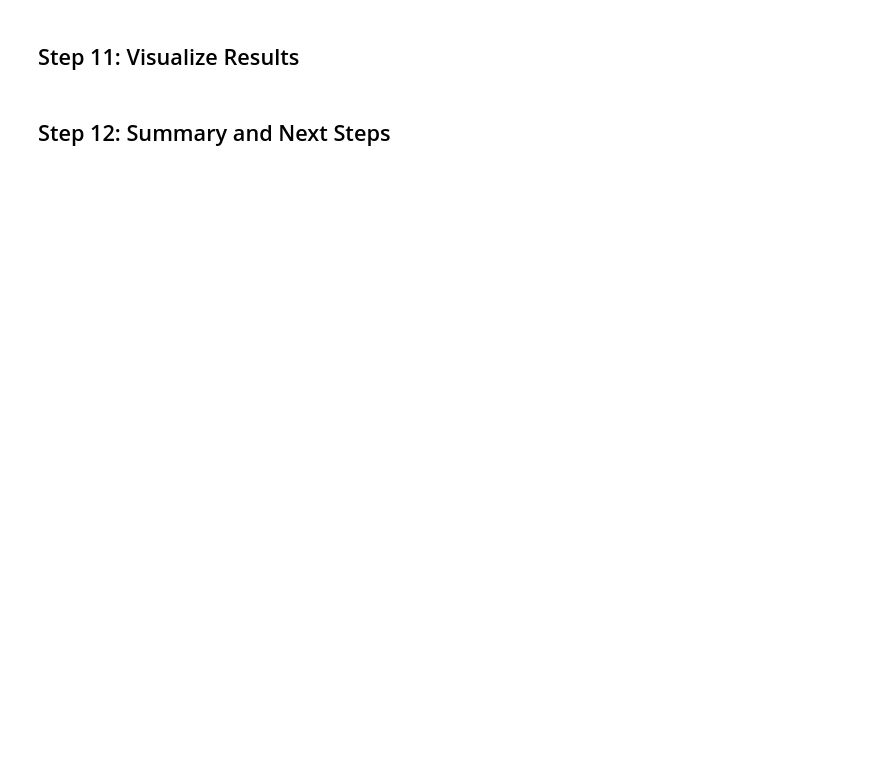
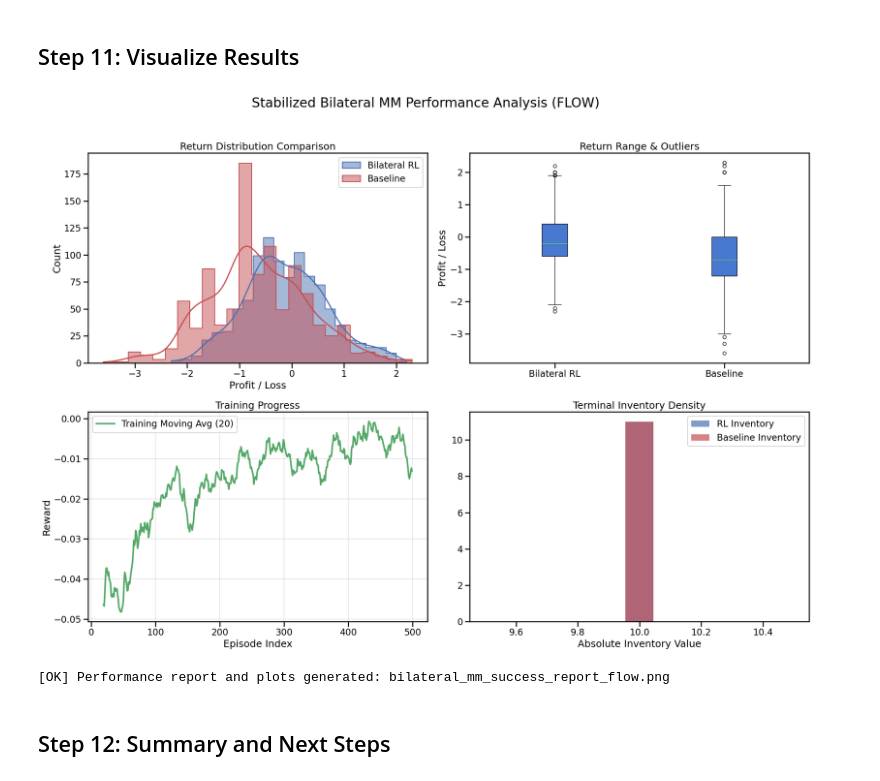
Before and after one commit to SalmanSattar24/rl_marketmaker, a Jupyter notebook: bilateral_mm_agent.ipynb, the cells around one changed output. Drawn from its saved outputs; the diff is of its cells as text; code cells hidden in the pictures; blank space fills up the shorter version.

```diff
--- a/bilateral_mm_agent.ipynb
+++ b/bilateral_mm_agent.ipynb
@@ -124,18 +122,17 @@ if IN_COLAB:
             capture_output=True
         )
 else:
-    # Local path
-    repo_dir = "C:/All-Code/CSCI-566/rtle_parallelized"
+    # Local path: auto-detect from current working directory
+    repo_dir = os.getcwd()
     print(f"[INFO] Using local repository at {repo_dir}")
     if os.path.exists(os.path.join(repo_dir, ".git")):
-        os.chdir(repo_dir)
-        print("[PULL] Updating repository...")
-        subprocess.run(["git", "pull"], capture_output=True)
+        print("[OK] Git repository detected")
 
 os.chdir(repo_dir)
-print(f"\n[OK] Working directory: {os.getcwd()}")
-print(f"[VERIFY] Repository structure:")
+print(f"[OK] Working directory: {os.getcwd()}")
+print("[VERIFY] Repository structure:")
 for folder in ["simulation", "rl_files", "tests", "limit_order_book"]:
     path = os.path.join(repo_dir, folder)
-    print(f"  {'[OK]' if os.path.exists(path) else '[MISS]'} {folder}/")
+    exists = os.path.exists(path)
+    print(f"  {'[OK]' if exists else '[MISS]'} {folder}/")
 # %% [output]
@@ -1100,38 +1175,41 @@ axes[0, 0].set_xlabel('Profit / Loss')
 axes[0, 0].legend()
 
 # 2. Cumulative Returns (Box Plot)
-axes[0, 1].boxplot([bilateral_returns, baseline_returns], tick_labels=['Bilateral RL', 'Baseline'], patch_artist=True)
+axes[0, 1].boxplot([bilateral_returns, baseline_returns], labels=['Bilateral RL', 'Baseline'], patch_artist=True)
 axes[0, 1].set_title('Return Range & Outliers')
 axes[0, 1].set_ylabel('Profit / Loss')
 
 # 3. Training Curve (if training_returns exists)
 if 'training_returns' in locals() and len(training_returns) > 0:
     training_ma = pd.Series(training_returns).rolling(window=20).mean()
     axes[1, 0].plot(training_ma, color=colors[2], linewidth=3, label='Training Moving Avg (20)')
     axes[1, 0].set_title('Training Progress')
     axes[1, 0].set_xlabel('Episode Index')
     axes[1, 0].set_ylabel('Reward')
     axes[1, 0].grid(True, alpha=0.3)
     axes[1, 0].legend()
 else:
     axes[1, 0].text(0.5, 0.5, "No training curve data", ha='center')
 
 # 4. Inventory Management
 axes[1, 1].hist(bilateral_inventories, bins=11, alpha=0.7, color=colors[0], label='RL Inventory', density=True)
 axes[1, 1].hist(baseline_inventories, bins=11, alpha=0.7, color=colors[1], label='Baseline Inventory', density=True)
 axes[1, 1].set_title('Terminal Inventory Density')
 axes[1, 1].set_xlabel('Absolute Inventory Value')
 axes[1, 1].legend()
 
 env_tag = TRAIN_CONFIG.get('market_env', 'unknown')
 report_file = f"bilateral_mm_success_report_{env_tag}.png"
 
 plt.suptitle(f"Stabilized Bilateral MM Performance Analysis ({TRAIN_CONFIG['market_env'].upper()})", fontsize=24, y=1.02)
 plt.tight_layout()
 plt.savefig(report_file, dpi=150, bbox_inches='tight')
 plt.show()
 
 print(f"[OK] Performance report and plots generated: {report_file}")
+# %% [output]
+[figure, added]
+[OK] Performance report and plots generated: bilateral_mm_success_report_flow.png
 # %% [markdown]
 ## Step 12: Summary and Next Steps
 # %%
```
Also changed, not shown: parts of 19 cells of this notebook, 12 other files.
